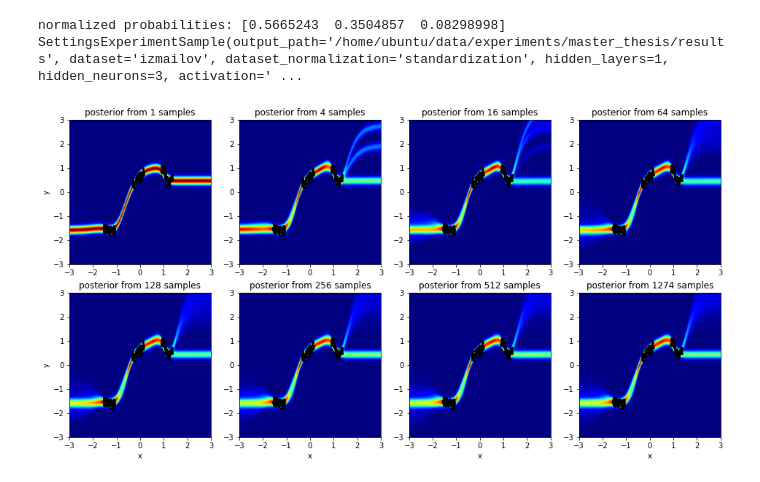
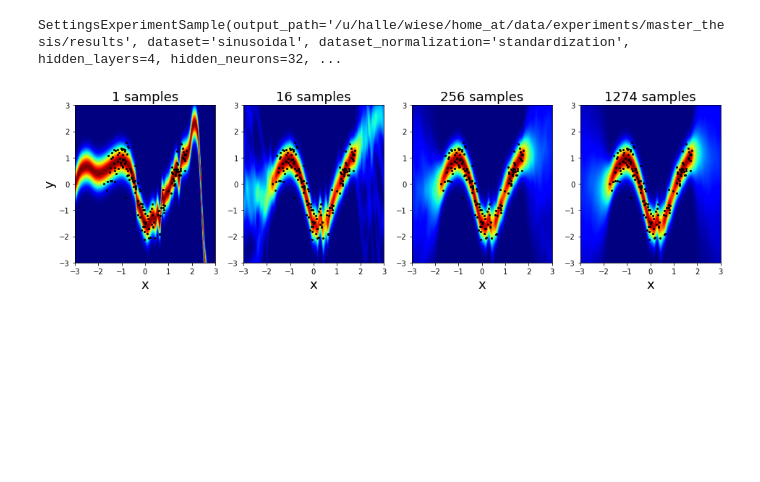
Before and after one commit to jgwiese/mcmc_bnn_symmetry, a Jupyter notebook: notebooks/04_posterior_analysis/posterior_predictive_distribution.ipynb, the cells around one changed output. Cells and saved outputs as stored; diff of their text form; code cells hidden in the pictures; blank space fills up the shorter version.

```diff
--- a/notebooks/04_posterior_analysis/posterior_predictive_distribution.ipynb
+++ b/notebooks/04_posterior_analysis/posterior_predictive_distribution.ipynb
@@ -15,7 +15,7 @@ result = results.ResultSample.load_from_file(
     "/home/gw/data/experiments/master_thesis/results/{}.tar.gz".format(
         # 1 hl, 3 hn
         #"1cd0fb4d70b0c0c9bc850afe49a45128"
-        "cbc8fa72832a535540fd3a72274bd1df"
+        #"cbc8fa72832a535540fd3a72274bd1df"
         #"f542d3ebd37584291a4d8e9cef5b95f7"
 
         # 1 hl, 4 hn
@@ -42,17 +42,16 @@ result = results.ResultSample.load_from_file(
         #"1664a41abb8c2042a3a316cefd1c5e87" # regression2d
 
         # 4 hl, 32 hn
-        #"38f6050fa91f25710241415d48efd354"
+        "38f6050fa91f25710241415d48efd354"
         #"4577b97cdcaf05eeff1baaec7cd3fe4d"
     )
 )
 experiment = experiments.FactoryExperiment(result.experiment_type, **{"settings": result.settings})()
 print(experiment._settings)
 # %% [output]
-normalized probabilities: [0.5665243  0.3504857  0.08298998]
-SettingsExperimentSample(output_path='/home/ubuntu/data/experiments/master_thesis/results', dataset='izmailov', dataset_normalization='standardization', hidden_layers=1, hidden_neurons=3, activation=' ...
+SettingsExperimentSample(output_path='/u/halle/wiese/home_at/data/experiments/master_thesis/results', dataset='sinusoidal', dataset_normalization='standardization', hidden_layers=4, hidden_neurons=32, ...
 # %%
-def kl_divergence(p_values, q_values):
+def kl_divergence_old(p_values, q_values):
     assert p_values.shape == q_values.shape
 
     # normalize
@@ -60,19 +59,28 @@ def kl_divergence(p_values, q_values):
     q_values /= q_values.sum()
 
     n = len(p_values.flatten())
-    return (p_values * (jnp.log(p_values + 1e-6) - jnp.log(q_values + 1e-6))).sum()# / n
+    return (p_values * (jnp.log(p_values + 1e-9) - jnp.log(q_values + 1e-9))).sum()# / n
+
+def kl_divergence(p_values, q_values):
+    assert p_values.shape == q_values.shape
+
+    # normalize
+    p_values /= p_values.sum(1)[:, jnp.newaxis]
+    q_values /= q_values.sum(1)[:, jnp.newaxis]
+
+    return (p_values * (jnp.log(p_values + 1e-6) - jnp.log(q_values + 1e-6))).sum(-1)
 # %%
 # distribution stuff
 resolution = 256
 x = jnp.linspace(-3.0, 3.0, resolution)[:, jnp.newaxis]
-y = jnp.linspace(-3.0, 3.0, resolution)[:, jnp.newaxis]
+y = jnp.linspace(-3.0, 3.0, 2 * resolution)[:, jnp.newaxis]
 
 #jax.scipy.special.logsumexp
 #parameters_prior_distribution = experiment._model._parameters_prior(jnp.zeros(sample.shape), jnp.ones(sample.shape))
 std = result.samples['std'].mean()
 
 posterior_predictive_history = []
-posterior_predictive = jnp.zeros((resolution, resolution))
+posterior_predictive = jnp.zeros((x.shape[0], y.shape[0]))
 means_history = []
 kl_divergences = []
 kl_divergences_parameters = []
@@ -84,7 +92,7 @@ for i in range(n):
     means = experiment._model_transformation.apply_from_vector(x, sample)
     means_history.append(means)
     likelihood_distribution = experiment._model._outputs_likelihood(means, jnp.ones_like(means) * std)
-    log_likelihood = likelihood_distribution.log_prob(x.squeeze())
+    log_likelihood = likelihood_distribution.log_prob(y.squeeze())
     likelihood = jnp.exp(log_likelihood)
     posterior_predictive += likelihood
     posterior_predictive_history.append(posterior_predictive / (i + 1))
@@ -92,10 +100,11 @@ for i in range(n):
         # posterior predictive
         tmp_posterior_predictive_before = posterior_predictive_history[-2]
         tmp_posterior_predictive_after = posterior_predictive_history[-1]
-        kl_divergences.append(kl_divergence(
+        kl_divergence_value = kl_divergence(
             tmp_posterior_predictive_after,
             tmp_posterior_predictive_before
-        ).item())
+        )
+        kl_divergences.append(kl_divergence_value.mean().item())
 
         # posterior parameters - THIS REQUIRES FITTING FIRST - MAYBE KDE?
         #kl_divergences_parameters.append(kl_divergence(
@@ -105,33 +114,36 @@ for i in range(n):
 # %%
 xx, yy = jnp.meshgrid(x.squeeze(), y.squeeze())
 
-indices = [0, 3, 15, 63, 127, 255, 511, n-1]
+indices = [0, 15, 255, n-1]
 cols = 4
-rows = 2
+rows = 1
 plots = cols * rows
 figure = plt.figure(figsize=(4 * cols, 4 * rows))
 for row in range(rows):
     for col in range(cols):
         i = row * cols + col
         #posterior = int(((1.0 * i) / plots) * n)
         posterior = indices[i]
         ax = figure.add_subplot(rows, cols, i + 1)
         ax.set_xlim(-3.0, 3.0)
         ax.set_ylim(-3.0, 3.0)
-        ax.set_title(f"posterior from {posterior + 1} samples")
+        ax.set_title(f"{posterior + 1} samples")
 
         if col == 0:
             ax.set_ylabel("y")
         if row == rows - 1:
             ax.set_xlabel("x")
         maximum, minimum = posterior_predictive_history[posterior].max(), posterior_predictive_history[posterior].min()
         values = 1.0 - (posterior_predictive_history[posterior] - minimum) / (maximum - minimum)
         values = posterior_predictive_history[posterior]
         ax.pcolormesh(xx, yy, (values.T + 1e-6), cmap="jet", shading="gouraud")
         ax.scatter(experiment._dataset.data[:, 0], experiment._dataset.data[:, 1], c="black", s=4)
+        ax.yaxis.label.set_size(18)
+        ax.xaxis.label.set_size(18)
+        ax.title.set_size(18)
 
 #for mean in means_history:
 #    ax.plot(x, mean, c="blue", alpha=0.01)
 # %% [output]
-[figure, old version]
+[figure, new version]
 # %%
```
Also changed, not shown: parts of 10 cells of this notebook, 53 other files.
